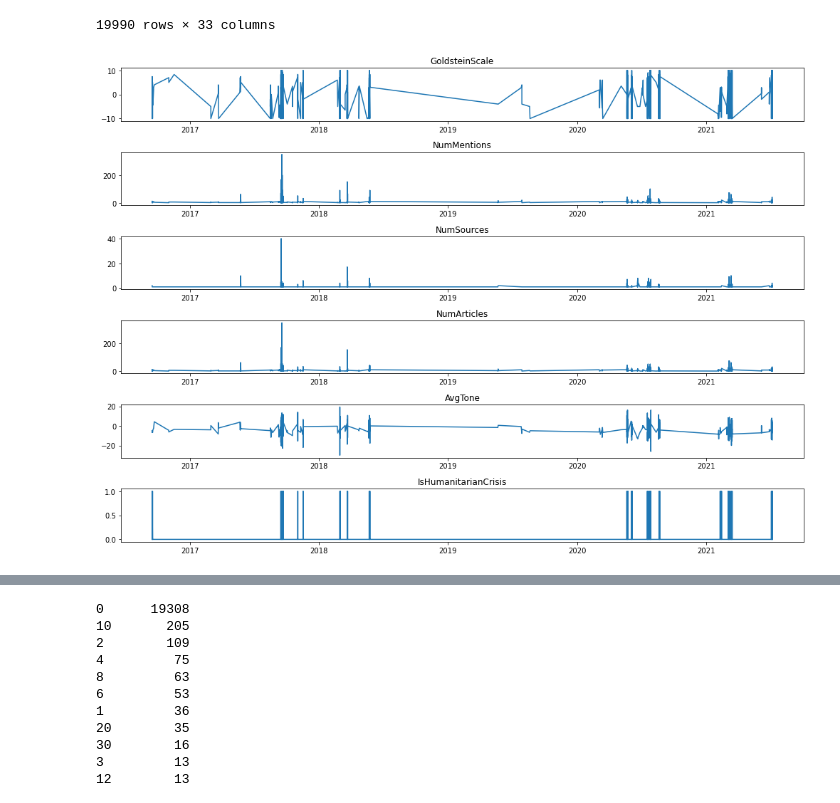
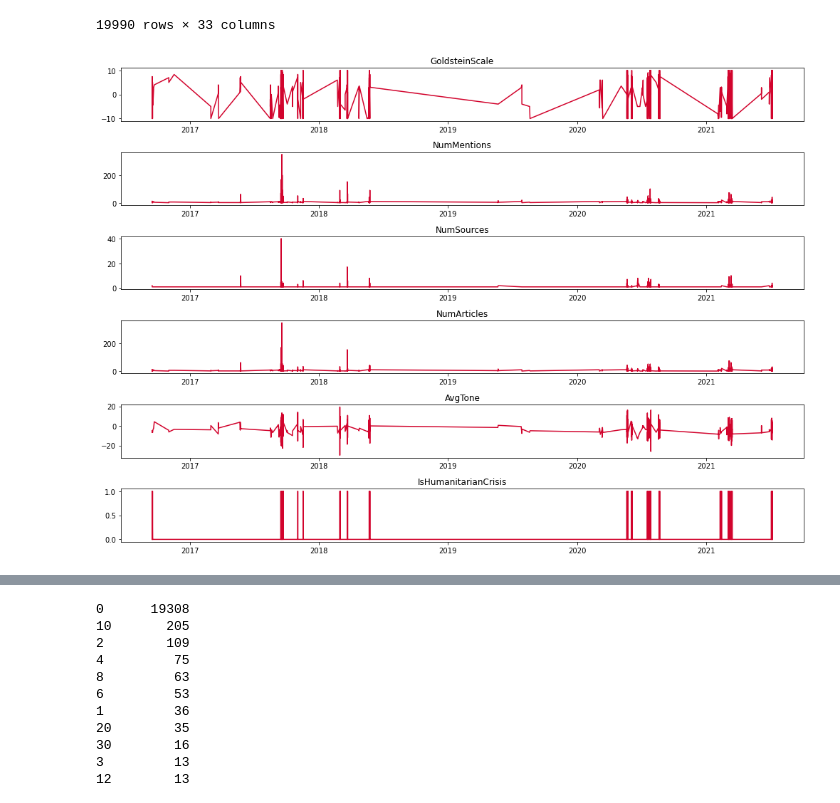
Before and after one commit to MekdiYilma/HumanitarianCrisisPrediction, a Jupyter notebook: notebooks/EDA_crisis_prediction.ipynb, the cells around one changed output, grey strips where cells are left out. Drawn from its saved outputs; the diff is of its cells as text; code cells hidden in the pictures.

```diff
--- a/notebooks/EDA_crisis_prediction.ipynb
+++ b/notebooks/EDA_crisis_prediction.ipynb
@@ -195,10 +195,11 @@ yemen_ts[yemen_ts.index > '2016-09-15']
 # %%
 Num_features = ['GoldsteinScale', 'NumMentions', 'NumSources', 'NumArticles', 'AvgTone', 'IsHumanitarianCrisis']
 
 fig, ax = plt.subplots(len(Num_features), figsize=(14, 10), tight_layout=True)
 
 for idx, col in enumerate(Num_features):
-    ax[idx].plot(yemen_ts[yemen_ts.index > '2016-09-15'].index, yemen_ts[yemen_ts.index > '2016-09-15'][col])
+    ax[idx].plot(yemen_ts[yemen_ts.index > '2016-09-15'].index, yemen_ts[yemen_ts.index > '2016-09-15'][col],
+                 color = '#D2042D')
     ax[idx].set_title(col);
 # %% [output]
-[figure, old version]
+[figure, new version]
```
Also changed, not shown: parts of 12 cells of this notebook, 1 other file.
